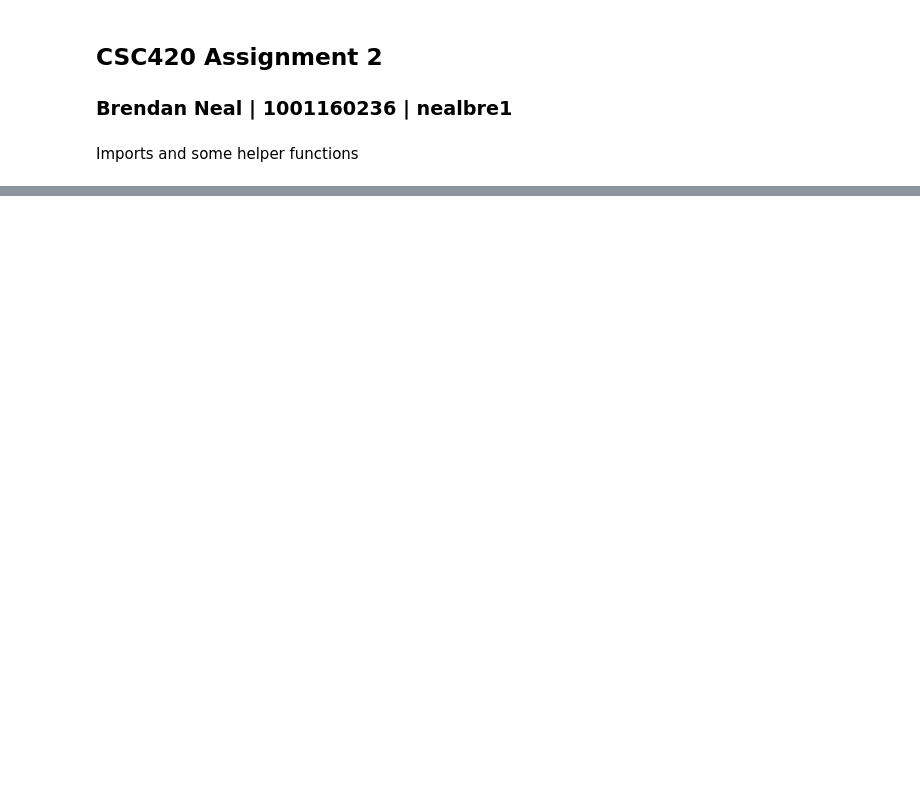
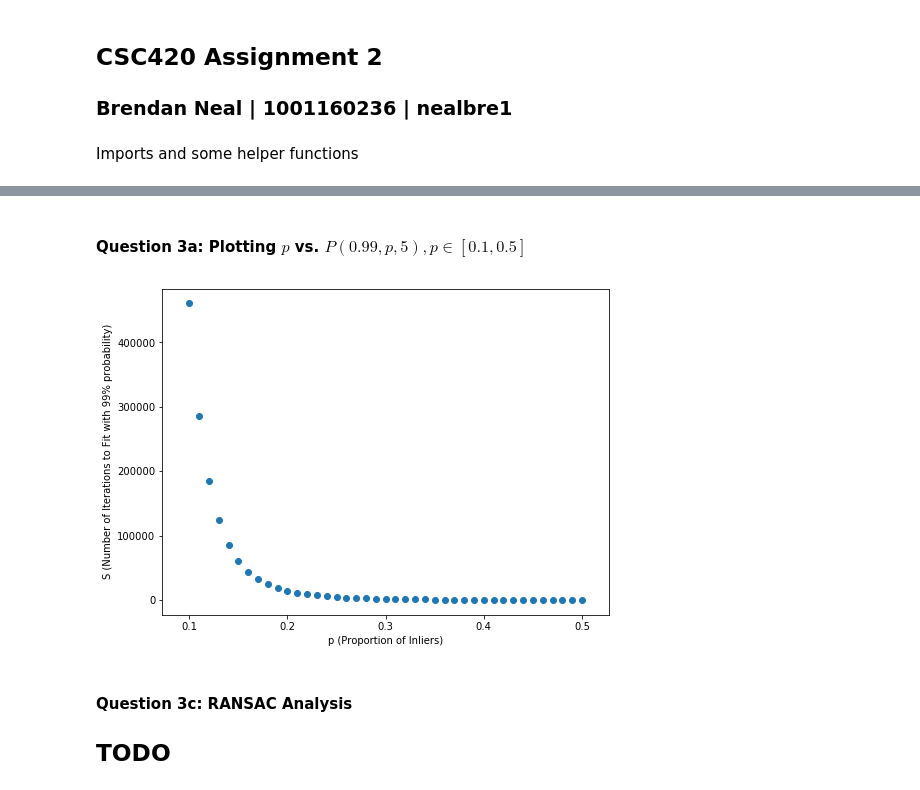
Before and after one commit to br3nd4nn34l/CSC420-Fall-2018, a Jupyter notebook: assignments/a2/a2.ipynb, the cells around one changed output, grey strips where cells are left out. Saved outputs shown, nothing was run; the diff lists cells and outputs as text; code cells hidden in the pictures; blank space fills up the shorter version.

```diff
--- a/assignments/a2/a2.ipynb
+++ b/assignments/a2/a2.ipynb
@@ -69,0 +233,14 @@ def r_harris(img, k):
+# %% [markdown]
+#### Question 3a: Plotting $p$ vs. $P(0.99, p, 5), p\in[0.1, 0.5]$
+# %%
+show_scatter_plot(
+    (x / 100 for x in range(10, 51)), lambda p : S(0.99, p, 5),
+    "p (Proportion of Inliers)",
+    "S (Number of Iterations to Fit with 99% probability)"
+)
+# %% [output]
+[figure, added]
+# %% [markdown]
+#### Question 3c: RANSAC Analysis
+
+## TODO
```
Also changed, not shown: parts of 14 cells of this notebook, 5 other files.
